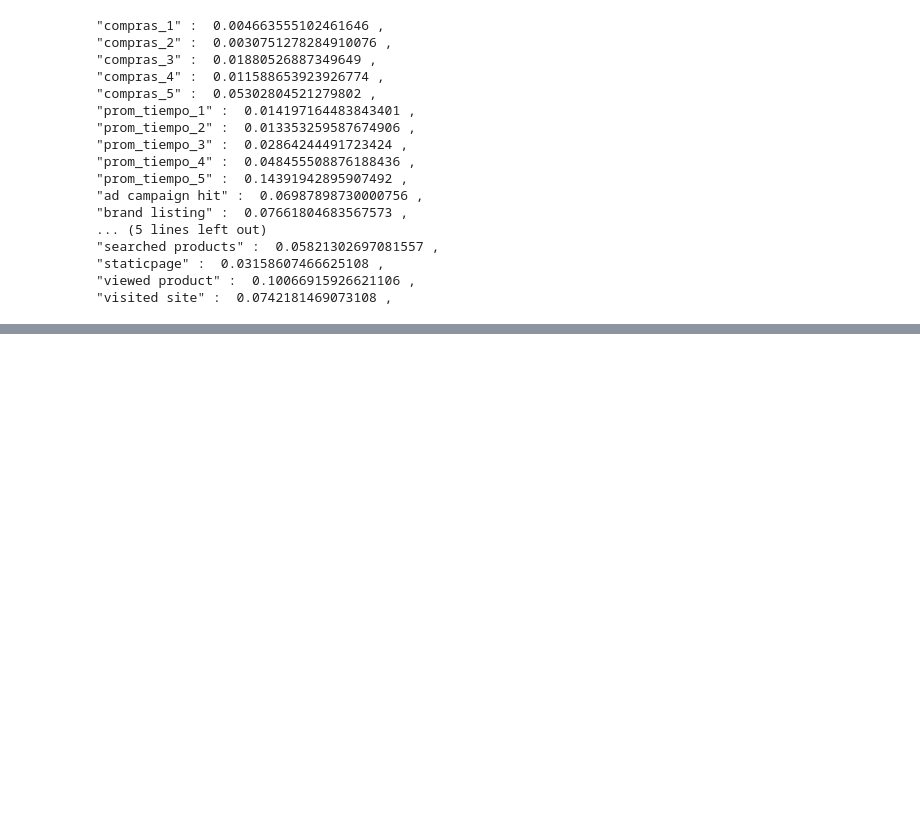
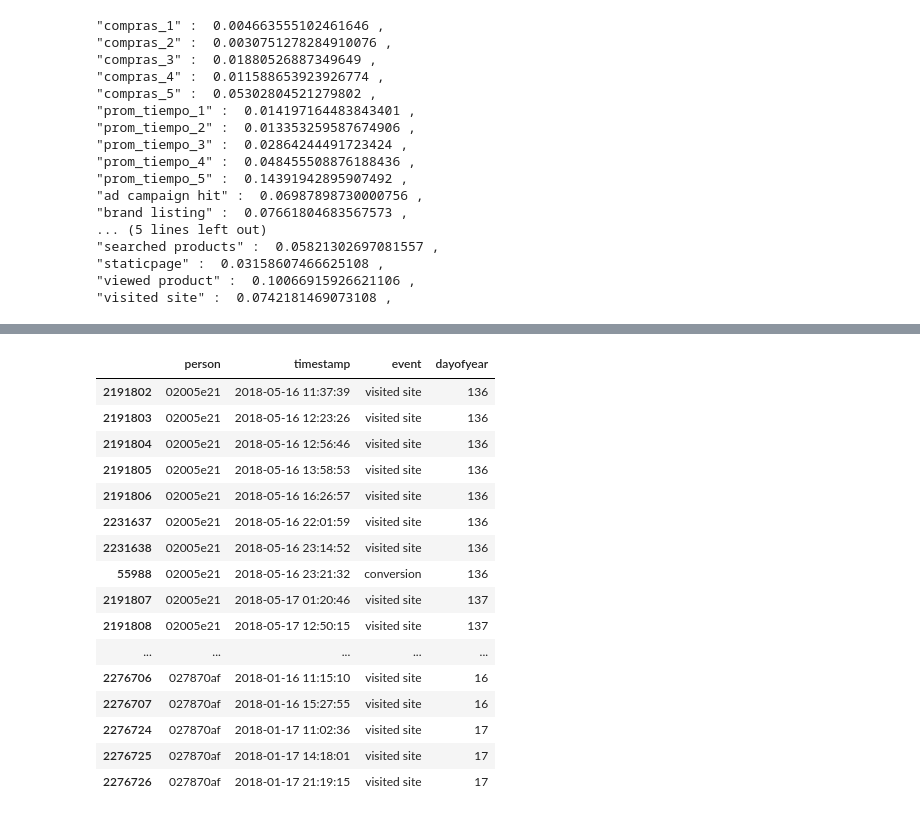
Before and after one commit to FrancoChoque/TP2Datos, a Jupyter notebook: tiempo_sesiones.ipynb, the cells around one changed output, grey strips where cells are left out. Cells and saved outputs as stored; diff of their text form; code cells hidden in the pictures; blank space fills up the shorter version.

```diff
--- a/tiempo_sesiones.ipynb
+++ b/tiempo_sesiones.ipynb
@@ -196,0 +319,22 @@ for name, importance in zip(features, rnd_clf.feature_importances_):
+# %%
+pd.options.display.max_rows = 4000
+
+compra_sesion.loc[compra_sesion['person'].str.startswith('02')]
+# %% [output]
+|  | person | timestamp | event | dayofyear |
+| 2191802 | 02005e21 | 2018-05-16 11:37:39 | visited site | 136 |
+| 2191803 | 02005e21 | 2018-05-16 12:23:26 | visited site | 136 |
+| 2191804 | 02005e21 | 2018-05-16 12:56:46 | visited site | 136 |
+| 2191805 | 02005e21 | 2018-05-16 13:58:53 | visited site | 136 |
+| 2191806 | 02005e21 | 2018-05-16 16:26:57 | visited site | 136 |
+| 2231637 | 02005e21 | 2018-05-16 22:01:59 | visited site | 136 |
+| 2231638 | 02005e21 | 2018-05-16 23:14:52 | visited site | 136 |
+| 55988 | 02005e21 | 2018-05-16 23:21:32 | conversion | 136 |
+| 2191807 | 02005e21 | 2018-05-17 01:20:46 | visited site | 137 |
+| 2191808 | 02005e21 | 2018-05-17 12:50:15 | visited site | 137 |
+| ... | ... | ... | ... | ... |
+| 2276706 | 027870af | 2018-01-16 11:15:10 | visited site | 16 |
+| 2276707 | 027870af | 2018-01-16 15:27:55 | visited site | 16 |
+| 2276724 | 027870af | 2018-01-17 11:02:36 | visited site | 17 |
+| 2276725 | 027870af | 2018-01-17 14:18:01 | visited site | 17 |
+| 2276726 | 027870af | 2018-01-17 21:19:15 | visited site | 17 |
```
Also changed, not shown: parts of 12 cells of this notebook, 1 other file.
